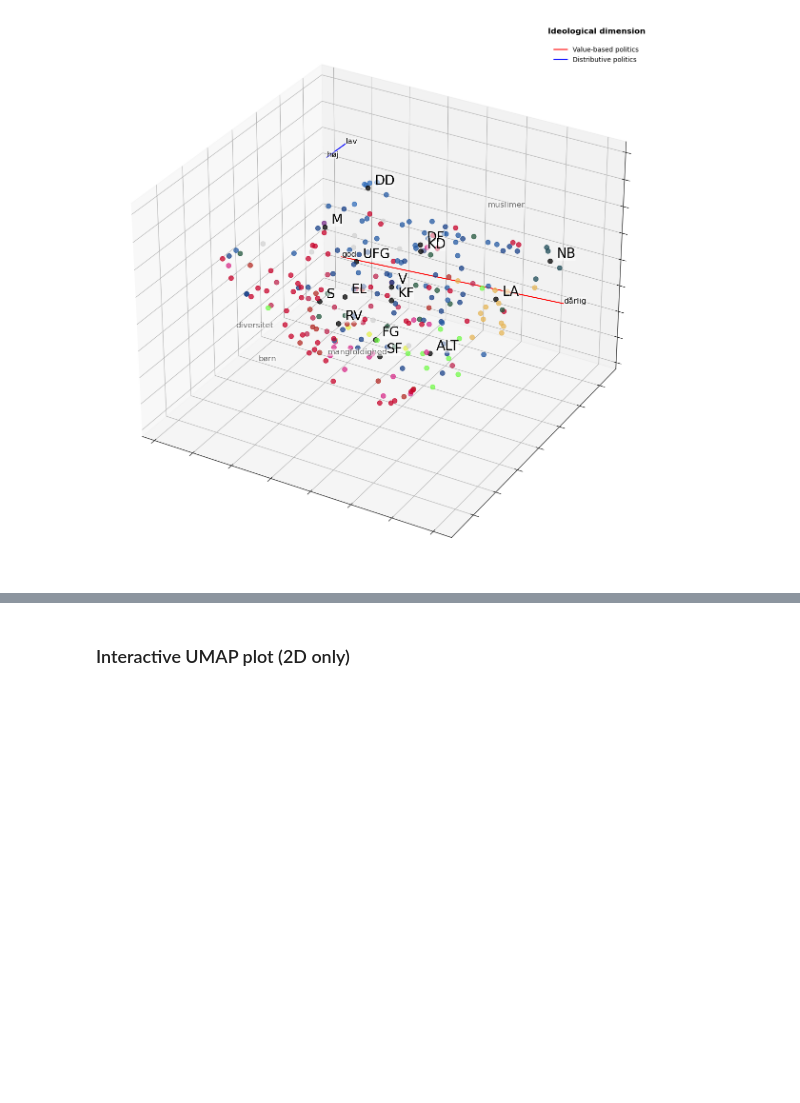
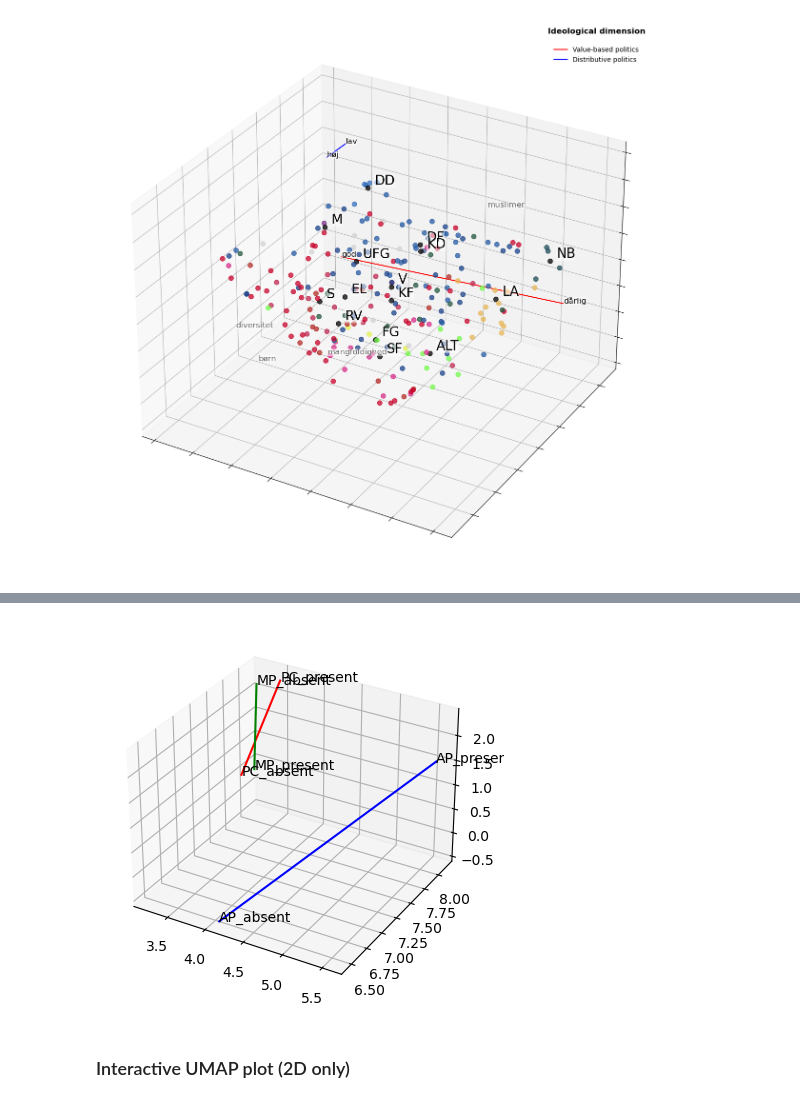
Before and after one commit to paride92/GeneralisedPoliticalScaling, a Jupyter notebook: modelling.ipynb, the cells around one changed output, grey strips where cells are left out. Saved outputs shown, nothing was run; the diff lists cells and outputs as text; code cells hidden in the pictures; blank space fills up the shorter version.

Commit message:
dev subdim viz

```diff
--- a/modelling.ipynb
+++ b/modelling.ipynb
@@ -1110,4 +1131,4 @@ print(len(PC_dimension.vecs['present']))
 # %%
-PC_dimension.add_words(['folket', 'almindelig dansker'], present=True)
-print(PC_dimension.words)
-print(len(PC_dimension.vecs['present']))
+# PC_dimension.add_words(['folket', 'almindelig dansker'], present=True)
+# print(PC_dimension.words)
+# print(len(PC_dimension.vecs['present']))
@@ -1124,0 +1139,13 @@ calc_cos_sim(PC_present, MP_absent)
+# %%
+# map a subdimension object to the learned 3D space:
+def map_subdim_to_learned_space(vecs, politician_mapper):
+    return politician_mapper.transform(vecs)
+# %%
+test_dims = map_subdim_to_learned_space(
+    np.vstack([
+        PC_present, PC_absent,
+        AP_present, AP_absent,
+        MP_present, MP_absent
+    ]),
+    politician_mapper
+    )
@@ -1125,3 +1165,75 @@ calc_cos_sim(PC_present, MP_absent)
+# %%
+# Draw test_dims as 3 lines in 3d space:
+fig = plt.figure()
+ax = fig.add_subplot(111, projection='3d')
+
+ax.plot(
+    test_dims[0:2,0],
+    test_dims[0:2,1],
+    test_dims[0:2,2],
+    c='r'
+    )
+
+ax.plot(
+    test_dims[2:4,0],
+    test_dims[2:4,1],
+    test_dims[2:4,2],
+    c='b'
+    )
+
+ax.plot(
+    test_dims[4:6,0],
+    test_dims[4:6,1],
+    test_dims[4:6,2],
+    c='g'
+    )
+
+# labels:
+ax.text(
+    test_dims[0,0],
+    test_dims[0,1],
+    test_dims[0,2],
+    'PC_present'
+    )
+
+ax.text(
+    test_dims[1,0],
+    test_dims[1,1],
+    test_dims[1,2],
+    'PC_absent'
+    )
+
+ax.text(
+    test_dims[2,0],
+    test_dims[2,1],
+    test_dims[2,2],
+    'AP_present'
+    )
+
+ax.text(
+    test_dims[3,0],
+    test_dims[3,1],
+    test_dims[3,2],
+    'AP_absent'
+    )
+
+ax.text(
+    test_dims[4,0],
+    test_dims[4,1],
+    test_dims[4,2],
+    'MP_present'
+    )
+
+ax.text(
+    test_dims[5,0],
+    test_dims[5,1],
+    test_dims[5,2],
+    'MP_absent'
+    )
+
+plt.show()
+# %% [output]
+[figure, added]
 # %% [markdown]
 ### Interactive UMAP plot (2D only)
 # %%
```
Also changed, not shown: parts of 8 cells of this notebook.
